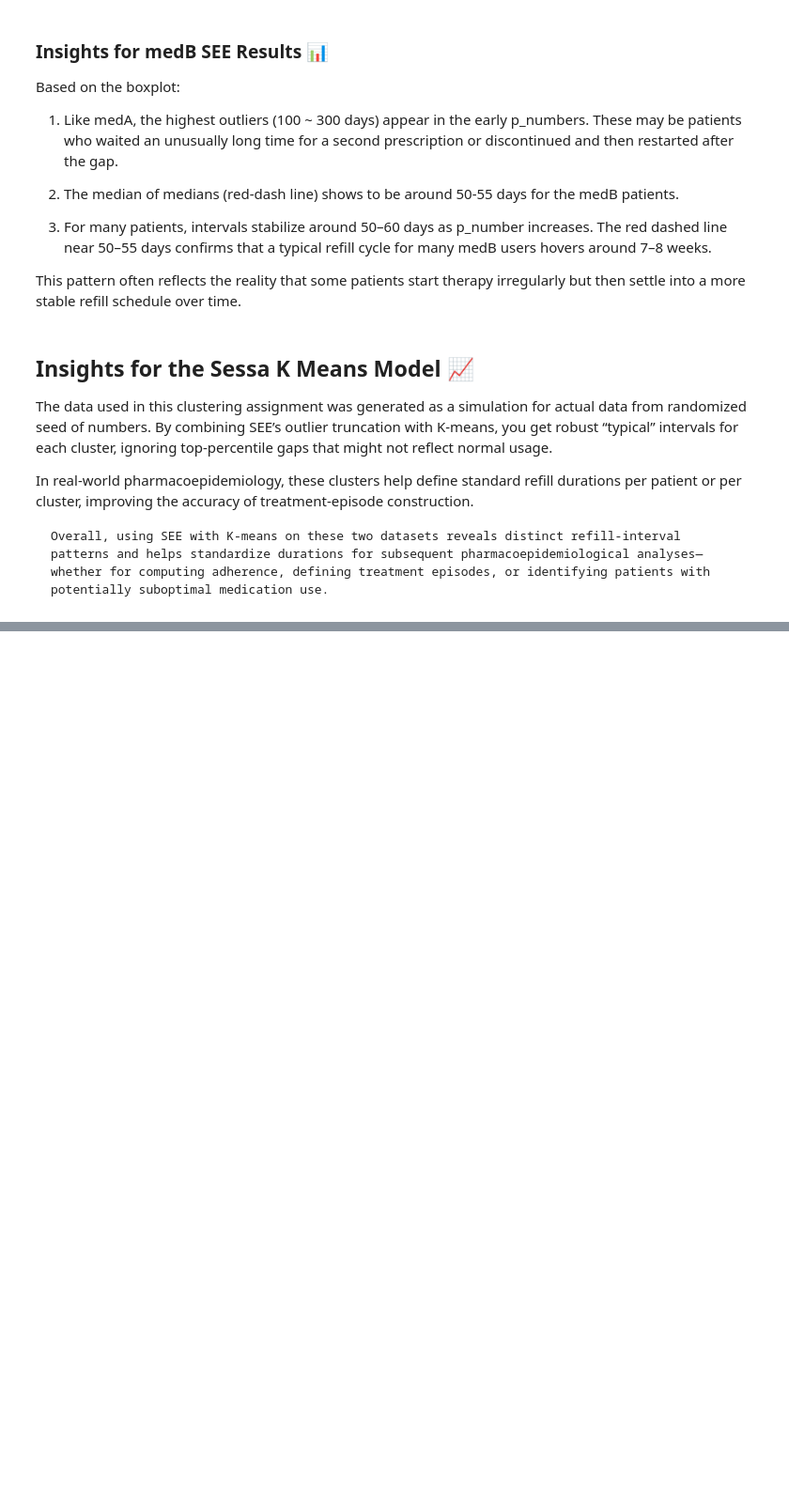
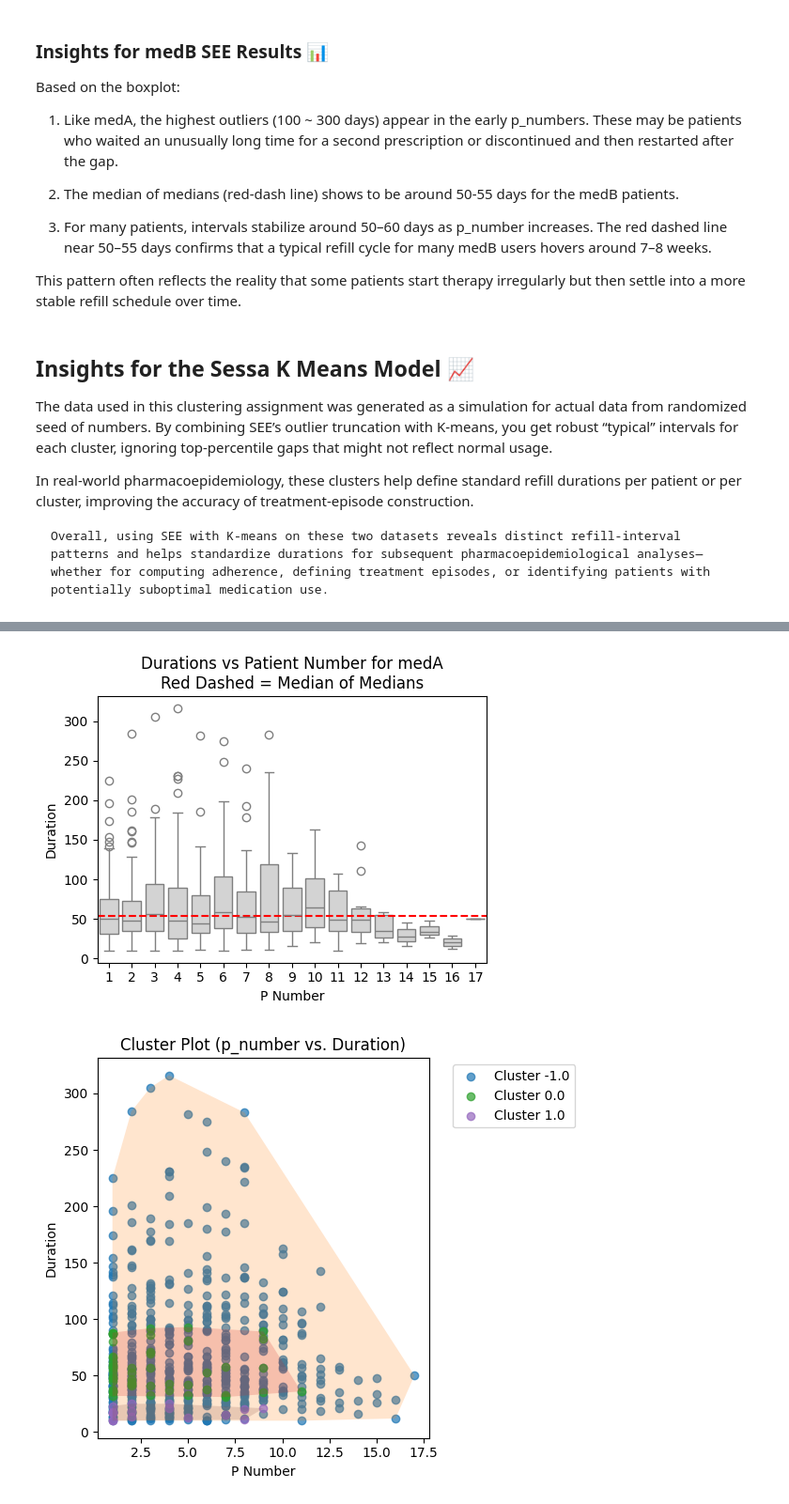
Before and after one commit to jbotmallen/DATA_ANALYTICS, a Jupyter notebook: Assigments/Assignment_3/assignment_3.ipynb, the cells around one changed output, grey strips where cells are left out. Shown at 94% size. Cells and saved outputs as stored; diff of their text form; code cells hidden in the pictures; blank space fills up the shorter version.

Commit message:
added dbscan and conclusion

```diff
--- a/Assigments/Assignment_3/assignment_3.ipynb
+++ b/Assigments/Assignment_3/assignment_3.ipynb
@@ -423,0 +465,13 @@ plt.show()
+# %%
+from sklearn.cluster import DBSCAN
+
+def cluster_dbscan(intervals_scaled, df_sampled, eps=0.3, min_samples=3):
+    dbscan = DBSCAN(eps=eps, min_samples=min_samples)
+    labels = dbscan.fit_predict(intervals_scaled)
+    df_sampled['cluster'] = labels
+    return df_sampled, labels
+# %%
+# using dbscan instead of kmeans with silhouette sampling
+df_clustered_sampled_dbscans, labels = cluster_dbscan(intervals_scaled, df_sampled)
+print("DBSCAN cluster labels (noise points labeled as -1):")
+df_clustered_sampled_dbscans[['pnr', 'eksd', 'event.interval', 'cluster']].head()
@@ -423,0 +486,5 @@ plt.show()
+# %%
+# merging dbscan cluster results
+df_merged_dbscans = estimate_duration(df_temporal, df_clustered_sampled_dbscans)
+print("Final data with estimated durations (merged):")
+print(df_merged.head())
@@ -423,0 +499,6 @@ plt.show()
+# %%
+see_boxplot(df_merged_dbscans)
+plot_clusters_2D(df_merged_dbscans)
+# %% [output]
+[figure, added]
+[figure, added]
```
Also changed, not shown: parts of 11 cells of this notebook, 1 other file.
